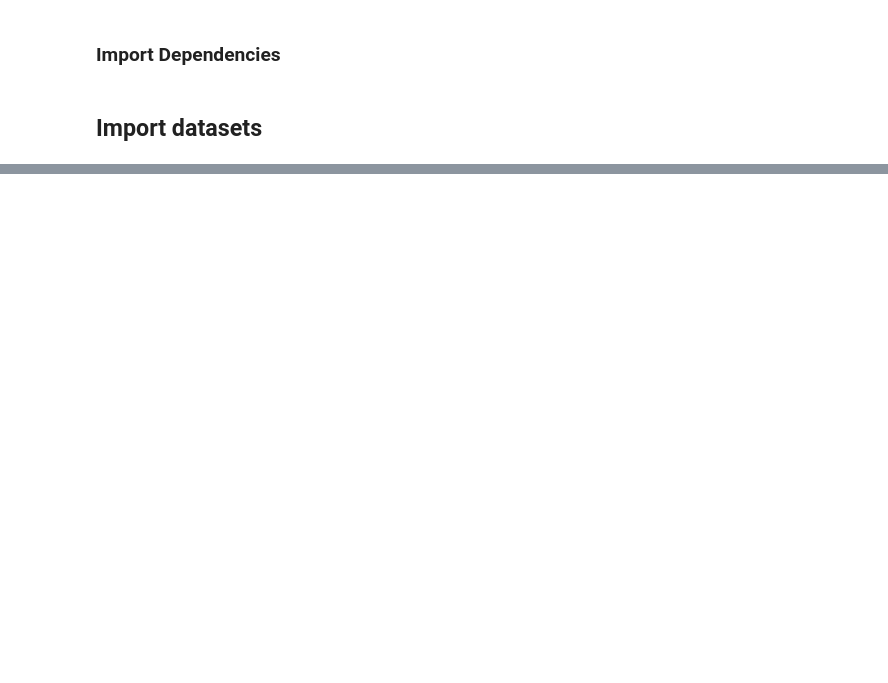
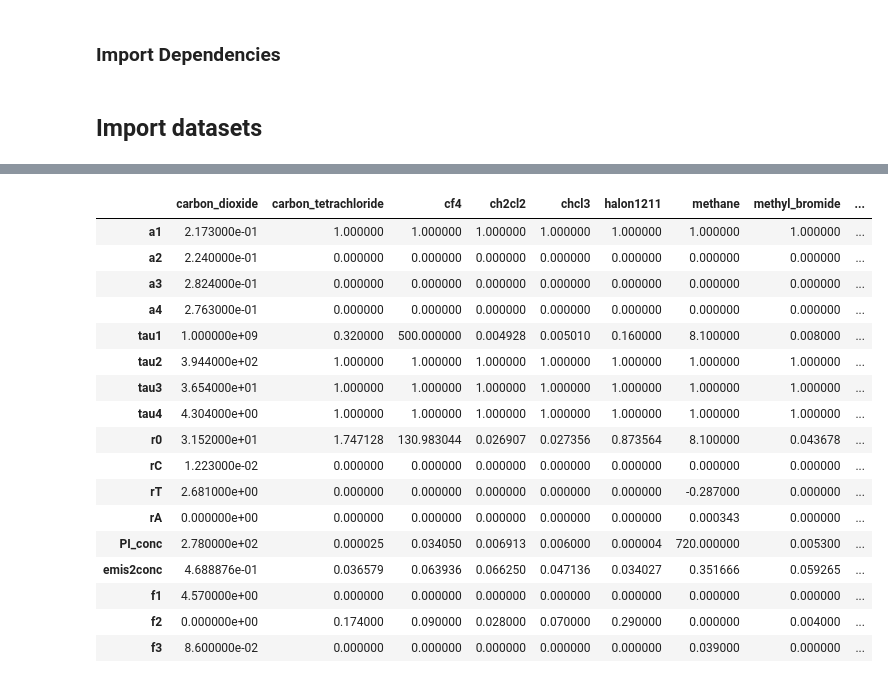
Before and after one commit to njleach/GIR, a Jupyter notebook: GIR/notebooks/SSP_NROY_ensemble.ipynb, the cells around one changed output, grey strips where cells are left out. Drawn from its saved outputs; the diff is of its cells as text; code cells hidden in the pictures; blank space fills up the shorter version.

```diff
--- a/GIR/notebooks/SSP_NROY_ensemble.ipynb
+++ b/GIR/notebooks/SSP_NROY_ensemble.ipynb
@@ -247,0 +315,21 @@ Text(0.5, 1.05, 'Constrained FaIR ensemble')
+# %%
+default_params.loc[:,default_params.loc['PI_conc']>1e-6]
+# %% [output]
+|  | carbon_dioxide | carbon_tetrachloride | cf4 | ch2cl2 | chcl3 | halon1211 | methane | methyl_bromide | ... |
+| a1 | 2.173000e-01 | 1.000000 | 1.000000 | 1.000000 | 1.000000 | 1.000000 | 1.000000 | 1.000000 | ... |
+| a2 | 2.240000e-01 | 0.000000 | 0.000000 | 0.000000 | 0.000000 | 0.000000 | 0.000000 | 0.000000 | ... |
+| a3 | 2.824000e-01 | 0.000000 | 0.000000 | 0.000000 | 0.000000 | 0.000000 | 0.000000 | 0.000000 | ... |
+| a4 | 2.763000e-01 | 0.000000 | 0.000000 | 0.000000 | 0.000000 | 0.000000 | 0.000000 | 0.000000 | ... |
+| tau1 | 1.000000e+09 | 0.320000 | 500.000000 | 0.004928 | 0.005010 | 0.160000 | 8.100000 | 0.008000 | ... |
+| tau2 | 3.944000e+02 | 1.000000 | 1.000000 | 1.000000 | 1.000000 | 1.000000 | 1.000000 | 1.000000 | ... |
+| tau3 | 3.654000e+01 | 1.000000 | 1.000000 | 1.000000 | 1.000000 | 1.000000 | 1.000000 | 1.000000 | ... |
+| tau4 | 4.304000e+00 | 1.000000 | 1.000000 | 1.000000 | 1.000000 | 1.000000 | 1.000000 | 1.000000 | ... |
+| r0 | 3.152000e+01 | 1.747128 | 130.983044 | 0.026907 | 0.027356 | 0.873564 | 8.100000 | 0.043678 | ... |
+| rC | 1.223000e-02 | 0.000000 | 0.000000 | 0.000000 | 0.000000 | 0.000000 | 0.000000 | 0.000000 | ... |
+| rT | 2.681000e+00 | 0.000000 | 0.000000 | 0.000000 | 0.000000 | 0.000000 | -0.287000 | 0.000000 | ... |
+| rA | 0.000000e+00 | 0.000000 | 0.000000 | 0.000000 | 0.000000 | 0.000000 | 0.000343 | 0.000000 | ... |
+| PI_conc | 2.780000e+02 | 0.000025 | 0.034050 | 0.006913 | 0.006000 | 0.000004 | 720.000000 | 0.005300 | ... |
+| emis2conc | 4.688876e-01 | 0.036579 | 0.063936 | 0.066250 | 0.047136 | 0.034027 | 0.351666 | 0.059265 | ... |
+| f1 | 4.570000e+00 | 0.000000 | 0.000000 | 0.000000 | 0.000000 | 0.000000 | 0.000000 | 0.000000 | ... |
+| f2 | 0.000000e+00 | 0.174000 | 0.090000 | 0.028000 | 0.070000 | 0.290000 | 0.000000 | 0.004000 | ... |
+| f3 | 8.600000e-02 | 0.000000 | 0.000000 | 0.000000 | 0.000000 | 0.000000 | 0.039000 | 0.000000 | ... |
```
Also changed, not shown: parts of 11 cells of this notebook, 8 other files.
